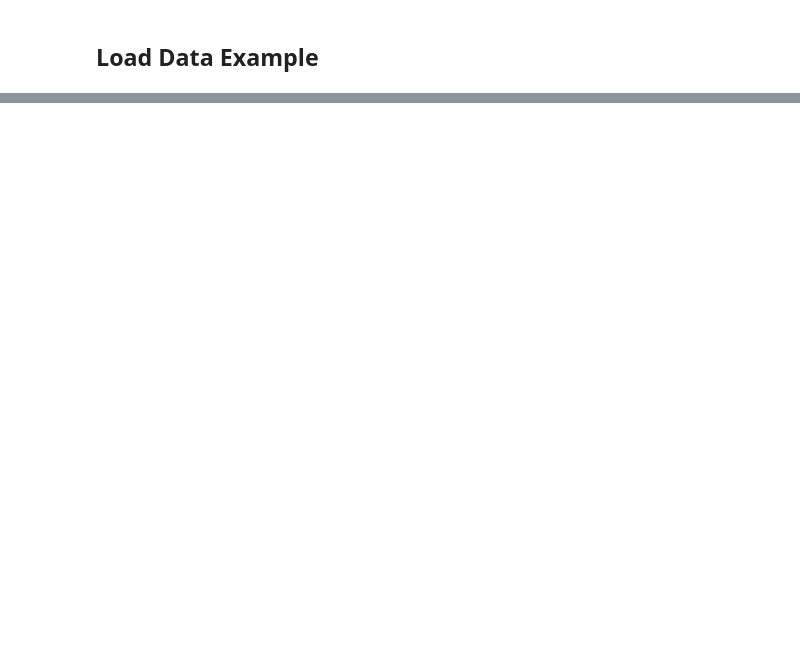
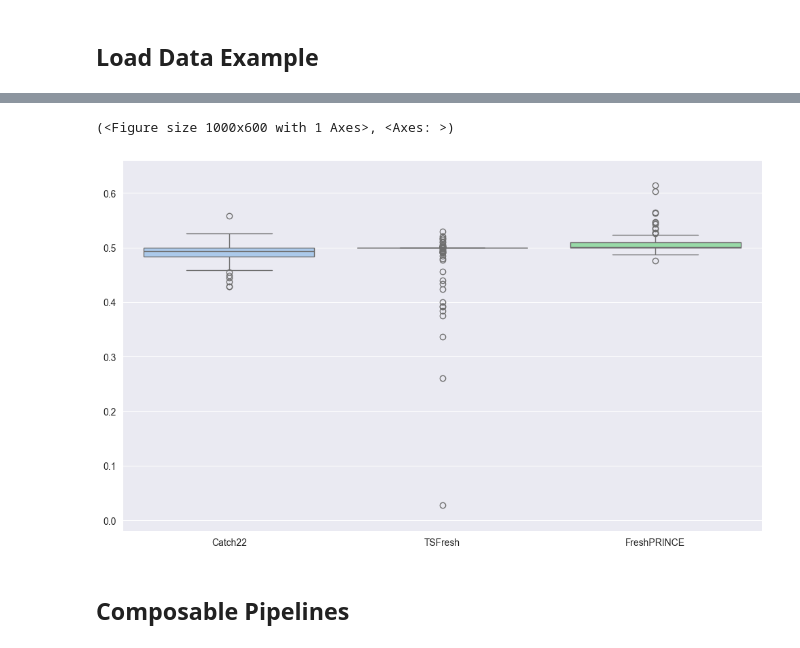
Before and after one commit to aeon-toolkit/aeon-tutorials, a Jupyter notebook: KDD-2024/Notebooks/Features-draft.ipynb, the cells around one changed output, grey strips where cells are left out. Drawn from its saved outputs; the diff is of its cells as text; code cells hidden in the pictures; blank space fills up the shorter version.

```diff
--- a/KDD-2024/Notebooks/Features-draft.ipynb
+++ b/KDD-2024/Notebooks/Features-draft.ipynb
@@ -176,0 +294,9 @@ feature extraction" https://arxiv.org/abs/2006.00873
+# %%
+from aeon.benchmarking import get_estimator_results_as_array
+from aeon.datasets.tsc_datasets import univariate
+
+names = ["Catch22", "TSFresh", "FreshPRINCE"]
+results, present_names = get_estimator_results_as_array(
+    names, univariate, include_missing=False
+)
+results.shape
@@ -176,0 +318,9 @@ feature extraction" https://arxiv.org/abs/2006.00873
+# %%
+from aeon.visualisation import plot_boxplot_median
+
+plot_boxplot_median(results, names, plot_type="boxplot")
+# %% [output]
+(<Figure size 1000x600 with 1 Axes>, <Axes: >)
+[figure, added]
+# %% [markdown]
+## Composable Pipelines
```
Also changed, not shown: parts of 53 cells of this notebook.
